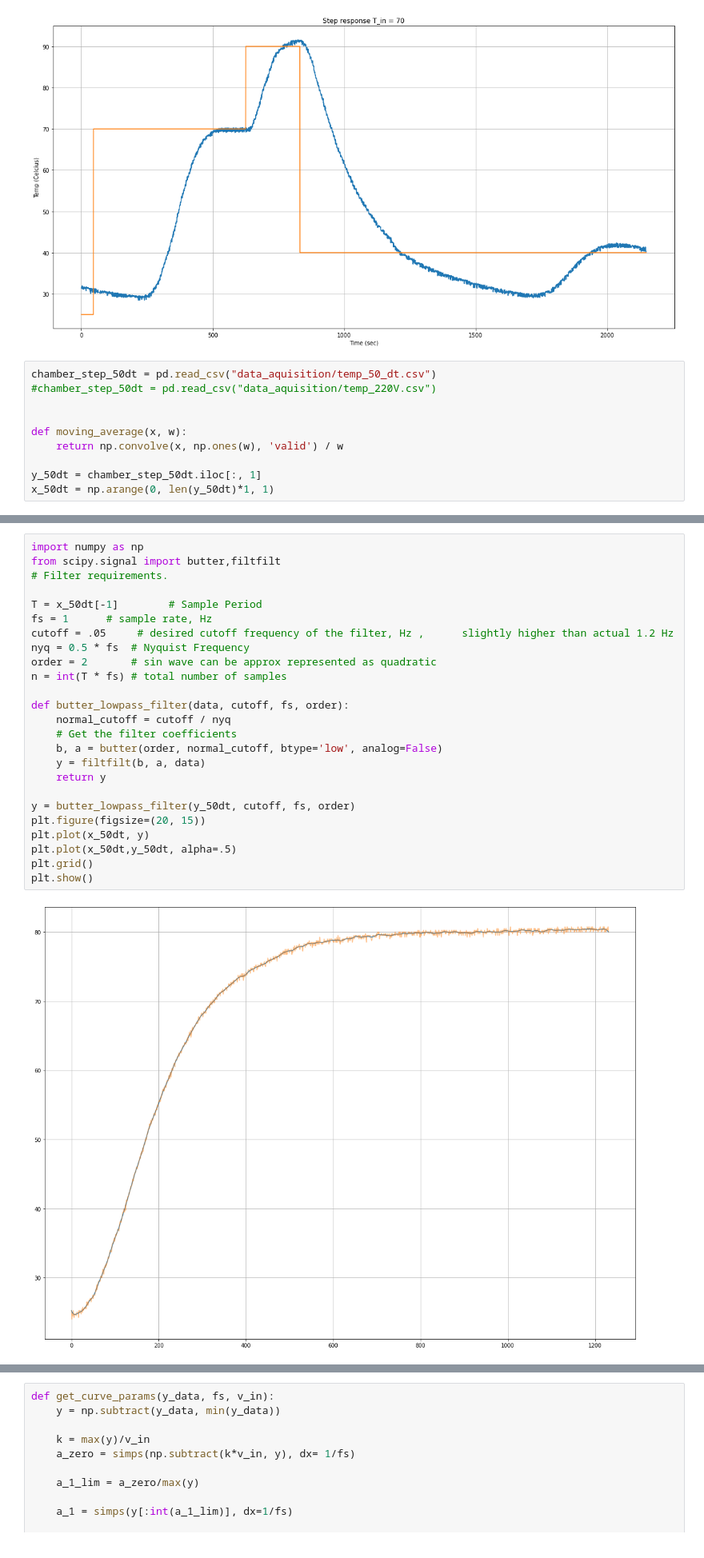
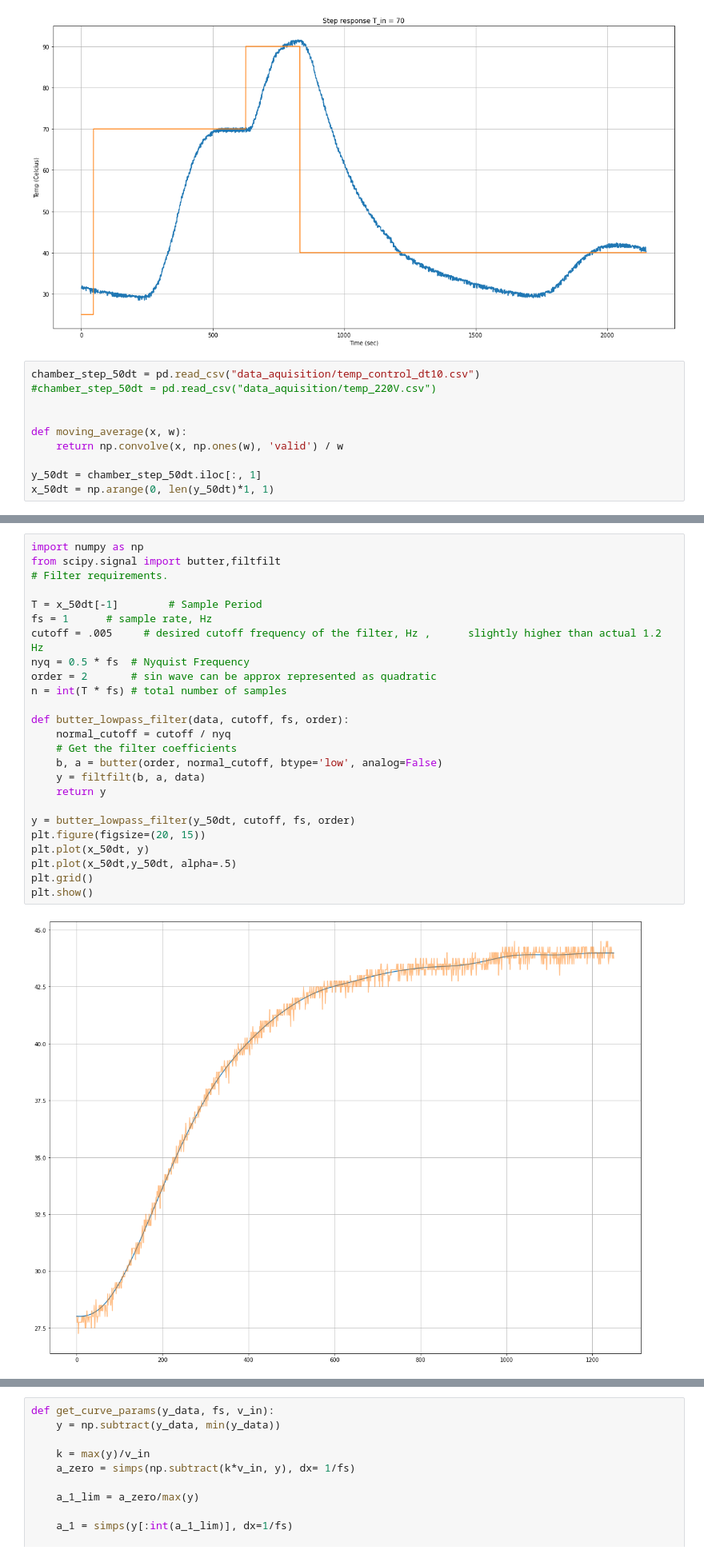
Before and after one commit to Hillerr/-climatic_chamber, a Jupyter notebook: chamber_sys.ipynb, the cells around one changed output, grey strips where cells are left out. Shown at 80% size. Cells and saved outputs as stored; diff of their text form.

Commit message:
Updating climatic chamber

```diff
--- a/chamber_sys.ipynb
+++ b/chamber_sys.ipynb
@@ -269,7 +269,7 @@ plt.grid()
 [figure]
 [figure]
 # %%
-chamber_step_50dt = pd.read_csv("data_aquisition/temp_50_dt.csv")
+chamber_step_50dt = pd.read_csv("data_aquisition/temp_control_dt10.csv")
 #chamber_step_50dt = pd.read_csv("data_aquisition/temp_220V.csv")
 
 
@@ -290,30 +290,30 @@ plt.grid()
 # %%
 import numpy as np
 from scipy.signal import butter,filtfilt
 # Filter requirements.
 
 T = x_50dt[-1]        # Sample Period
 fs = 1      # sample rate, Hz
-cutoff = .05     # desired cutoff frequency of the filter, Hz ,      slightly higher than actual 1.2 Hz
+cutoff = .005     # desired cutoff frequency of the filter, Hz ,      slightly higher than actual 1.2 Hz
 nyq = 0.5 * fs  # Nyquist Frequency
 order = 2       # sin wave can be approx represented as quadratic
 n = int(T * fs) # total number of samples
 
 def butter_lowpass_filter(data, cutoff, fs, order):
     normal_cutoff = cutoff / nyq
     # Get the filter coefficients
     b, a = butter(order, normal_cutoff, btype='low', analog=False)
     y = filtfilt(b, a, data)
     return y
 
 y = butter_lowpass_filter(y_50dt, cutoff, fs, order)
 plt.figure(figsize=(20, 15))
 plt.plot(x_50dt, y)
 plt.plot(x_50dt,y_50dt, alpha=.5)
 plt.grid()
 plt.show()
 # %% [output]
-[figure, old version]
+[figure, new version]
 # %%
 max_y = max(y)
 
```
Also changed, not shown: parts of 7 cells of this notebook, 37 other files.
